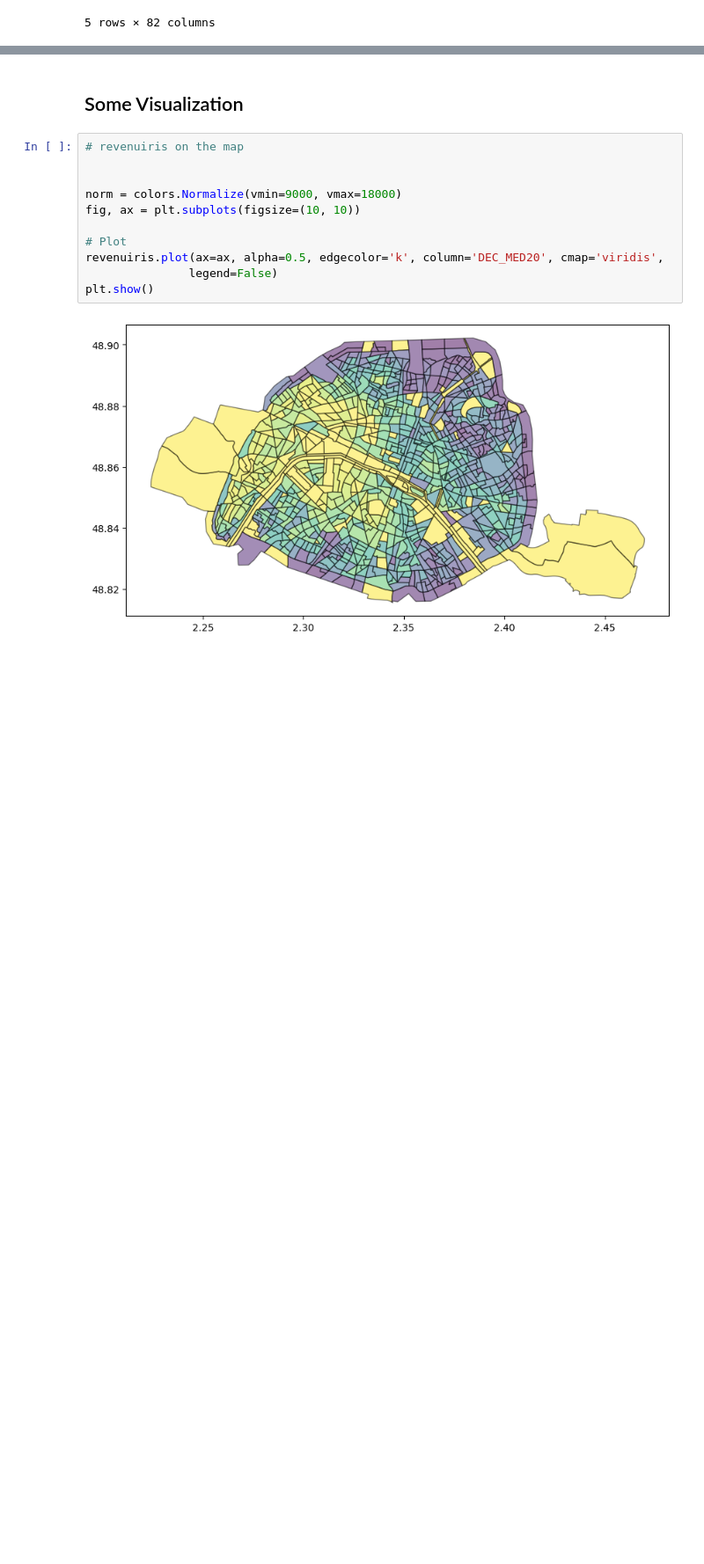
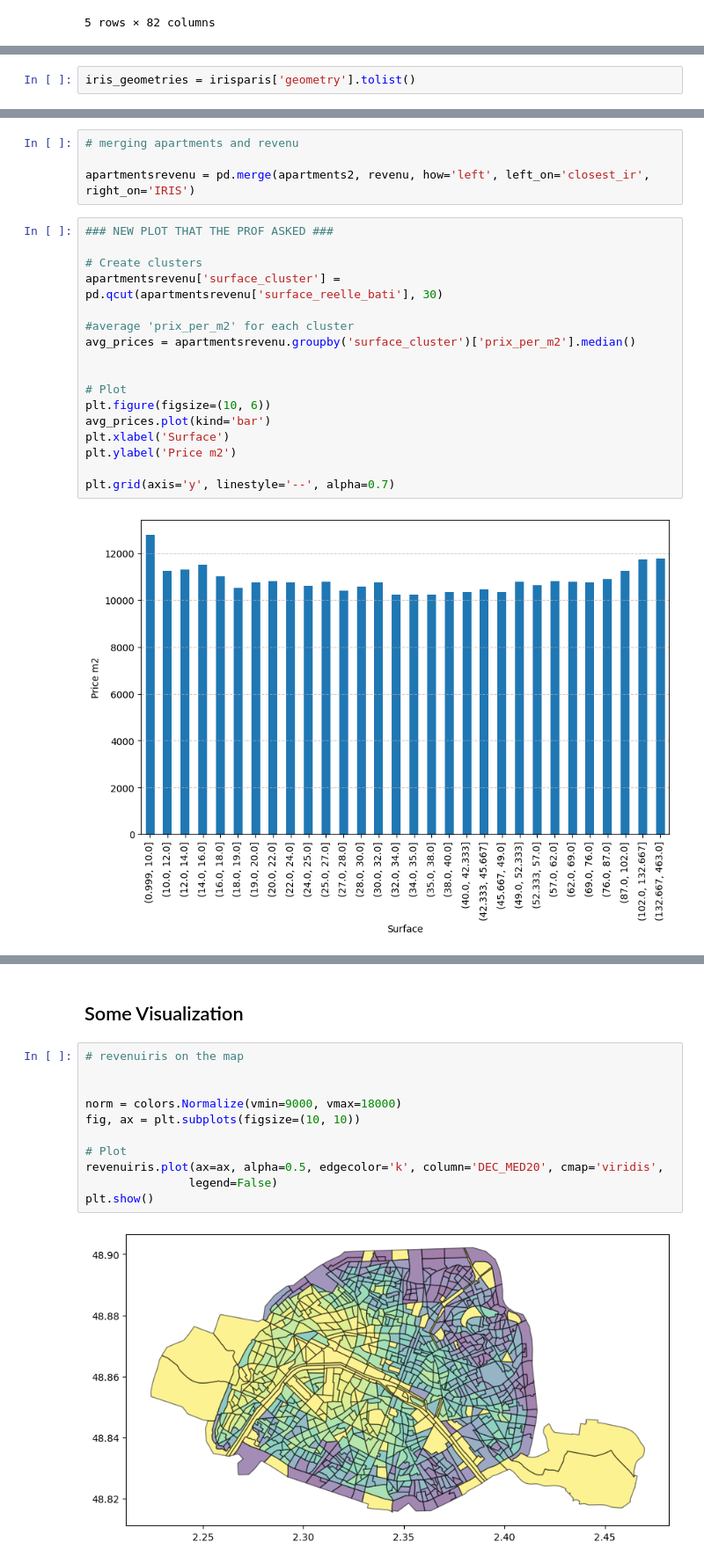
Before and after one commit to arshiataheri/IRIS-Paris-Geographical-Data-ML, a Jupyter notebook: IRIS_Paris_Geographical_Data_ML.ipynb, the cells around one changed output, grey strips where cells are left out. Shown at 88% size. Saved outputs shown, nothing was run; the diff lists cells and outputs as text; blank space fills up the shorter version.

```diff
--- a/IRIS_Paris_Geographical_Data_ML.ipynb
+++ b/IRIS_Paris_Geographical_Data_ML.ipynb
@@ -134,0 +142,2 @@ revenuiris.head(5)
+# %%
+iris_geometries = irisparis['geometry'].tolist()
@@ -134,0 +194,23 @@ revenuiris.head(5)
+# %%
+# merging apartments and revenu
+
+apartmentsrevenu = pd.merge(apartments2, revenu, how='left', left_on='closest_ir', right_on='IRIS')
+# %%
+### NEW PLOT THAT THE PROF ASKED ###
+
+# Create clusters
+apartmentsrevenu['surface_cluster'] = pd.qcut(apartmentsrevenu['surface_reelle_bati'], 30)
+
+#average 'prix_per_m2' for each cluster
+avg_prices = apartmentsrevenu.groupby('surface_cluster')['prix_per_m2'].median()
+
+
+# Plot
+plt.figure(figsize=(10, 6))
+avg_prices.plot(kind='bar')
+plt.xlabel('Surface')
+plt.ylabel('Price m2')
+
+plt.grid(axis='y', linestyle='--', alpha=0.7)
+# %% [output]
+[figure, added]
```
Also changed, not shown: parts of 17 cells of this notebook.
